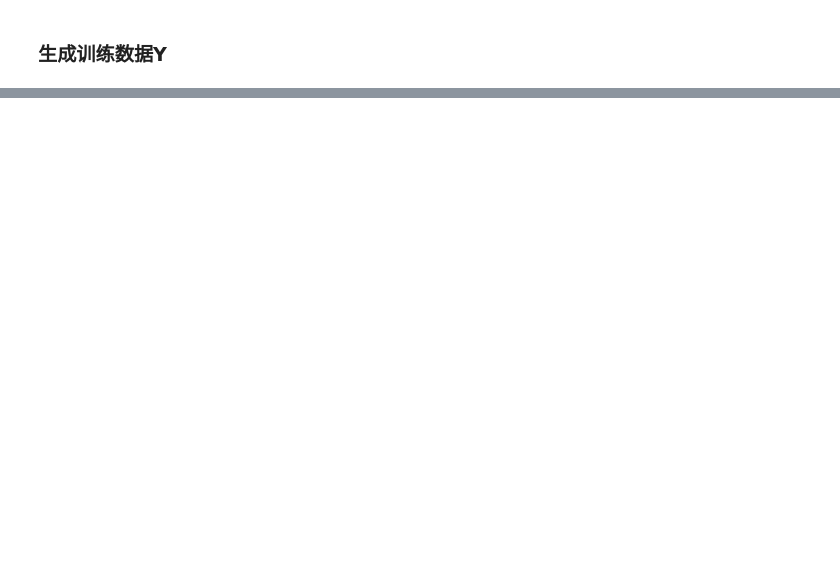
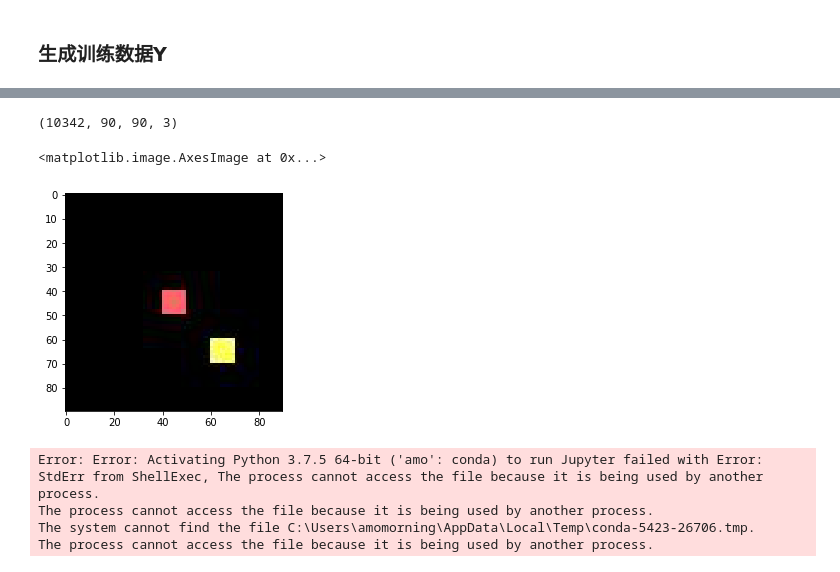
Before and after one commit to amomorning/osm4arch, a Jupyter notebook: python/prato_function_learning.ipynb, the cells around one changed output, grey strips where cells are left out. Saved outputs shown, nothing was run; the diff lists cells and outputs as text; code cells hidden in the pictures; blank space fills up the shorter version.

```diff
--- a/python/prato_function_learning.ipynb
+++ b/python/prato_function_learning.ipynb
@@ -334,0 +367,29 @@ with open('./data/{}.csv'.format(pathname), 'w', newline='') as csvfile:
+# %%
+filelist = []
+pathname = 'Y_90_90'
+with open('./data/{}.csv'.format(pathname),'r') as csvfile:
+    rows=csv.reader(csvfile)
+    headers = next(rows)
+    for row in rows:
+        filelist.append(row[1])
+
+# print(filelist)
+x = np.array([np.array(Image.open('./data/{}/'.format(pathname) + fname + '.jpg')) for fname in filelist])
+print(x.shape)
+np.save('./data/{}.npy'.format(pathname), x)
+# %% [output]
+(10342, 90, 90, 3)
+# %%
+b = np.load('./data/{}.npy'.format(pathname))
+plt.imshow(b[0, :])
+# %% [output]
+<matplotlib.image.AxesImage at 0x...>
+[figure, added]
+# %%
+d = np.load('./data/{}.npy'.format('X_270_270'))
+plt.show(d[0, :])
+# %% [output]
+Error: Error: Activating Python 3.7.5 64-bit ('amo': conda) to run Jupyter failed with Error: StdErr from ShellExec, The process cannot access the file because it is being used by another process.
+The process cannot access the file because it is being used by another process.
+The system cannot find the file C:\Users\amomorning\AppData\Local\Temp\conda-5423-26706.tmp.
+The process cannot access the file because it is being used by another process.
```
Also changed, not shown: parts of 7 cells of this notebook, 1 other file.
